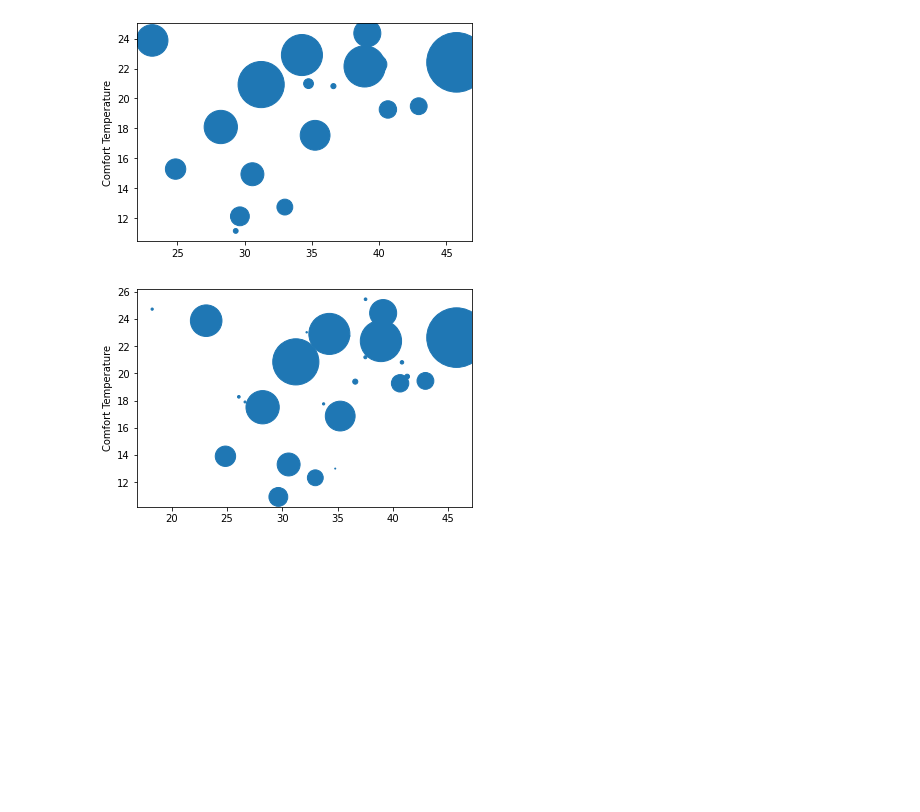
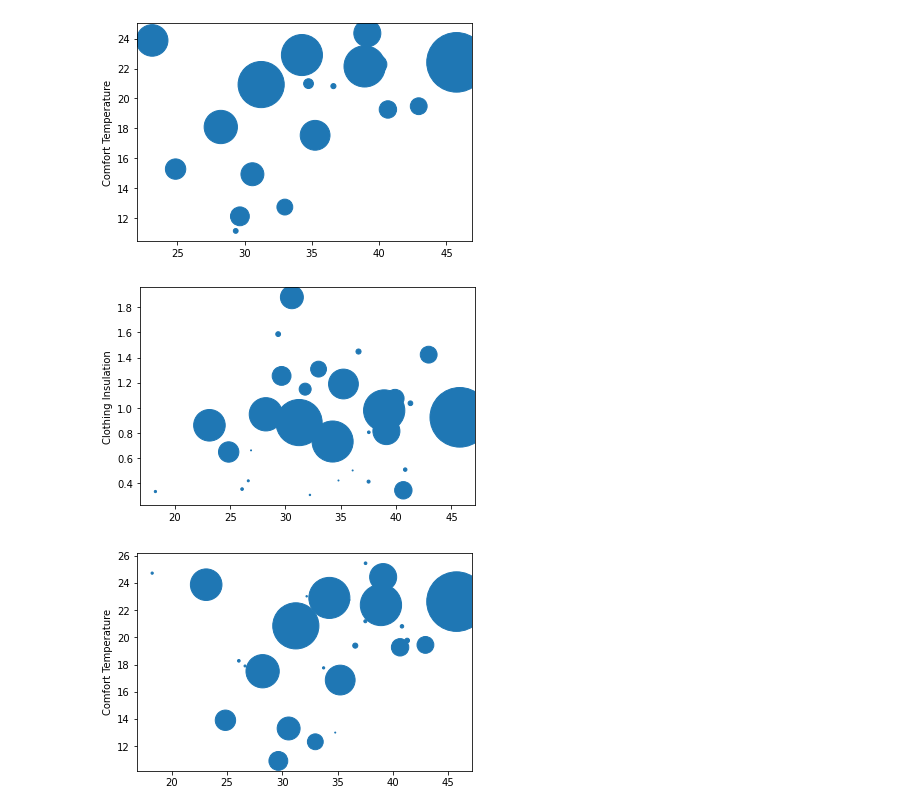
Before and after one commit to ruijis/RD_comfort, a Jupyter notebook: explore.ipynb, the cells around one changed output. Drawn from its saved outputs; the diff is of its cells as text; code cells hidden in the pictures; blank space fills up the shorter version.

```diff
--- a/explore.ipynb
+++ b/explore.ipynb
@@ -296,6 +296,7 @@ df_heating_city = df_heating_1.groupby('A5.City').agg(
     records=('A5.City', 'size'),
     t_op=('t_op', 'mean'),
     tsv=('tsv', 'mean'),
+    clo=('clo', 'mean'),
     latitude=('latitude', 'mean'),
     t_out=('t_out', 'mean')
 ).reset_index()
@@ -353,6 +390,17 @@ plt.ylabel('Comfort Temperature')
 plt.show()
 # %% [output]
 [figure]
+# %%
+# plot the scatter plot of t_out_monthly and temp_n, data point size is proportional to the number of records
+plt.figure(figsize=(6, 4))
+x = df_heating_city['latitude']
+y = df_heating_city['clo']
+sizes = df_heating_city['records']  # This will control the size of the points
+plt.scatter(x, y, s=sizes)  # Use the 's' parameter to set sizes of points
+plt.ylabel('Clothing Insulation')
+plt.show()
+# %% [output]
+[figure, added]
 # %%
 # plot the scatter plot of t_out_monthly and temp_n, data point size is proportional to the number of records
 plt.figure(figsize=(6, 4))
```
Also changed, not shown: parts of 2 cells of this notebook.
